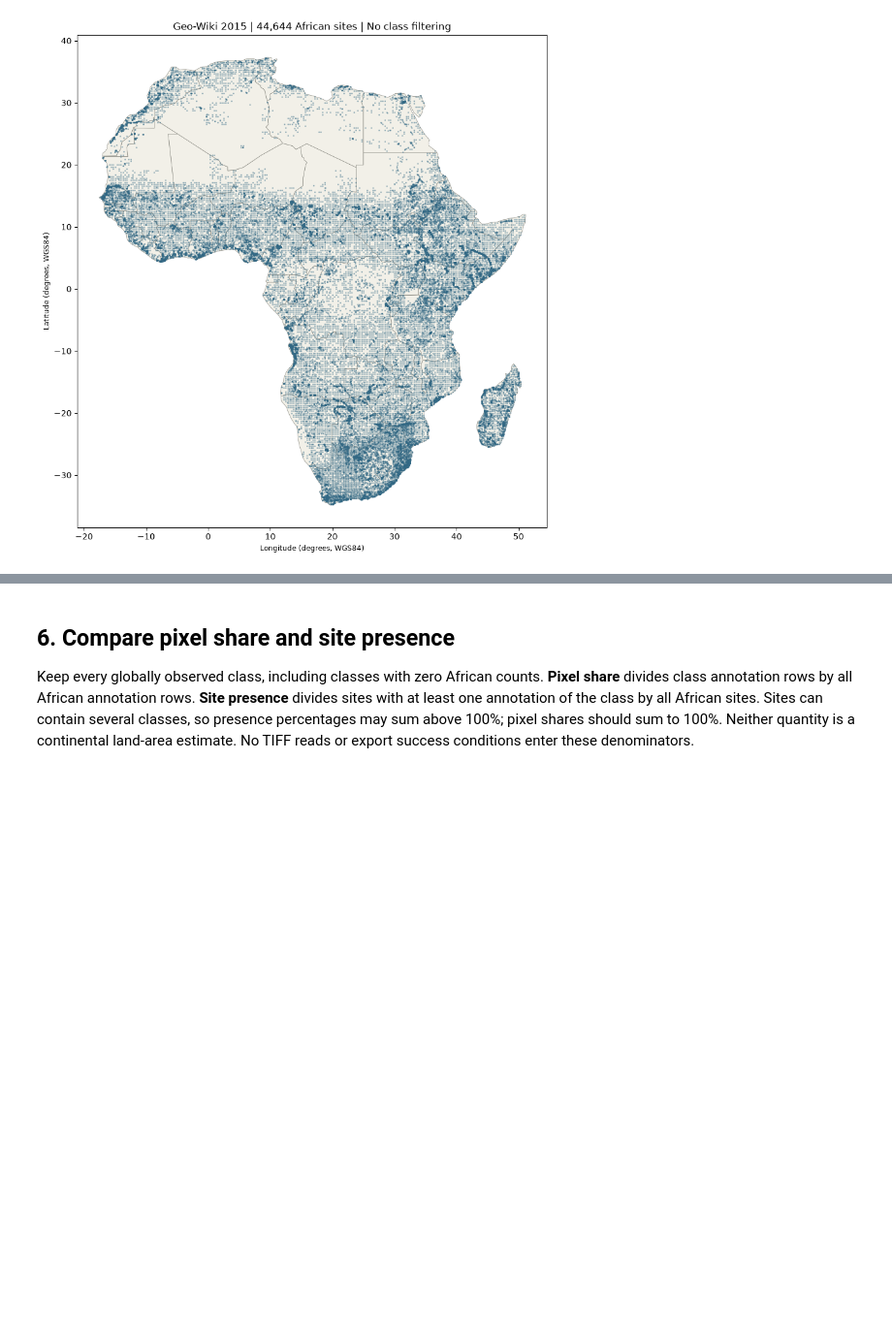
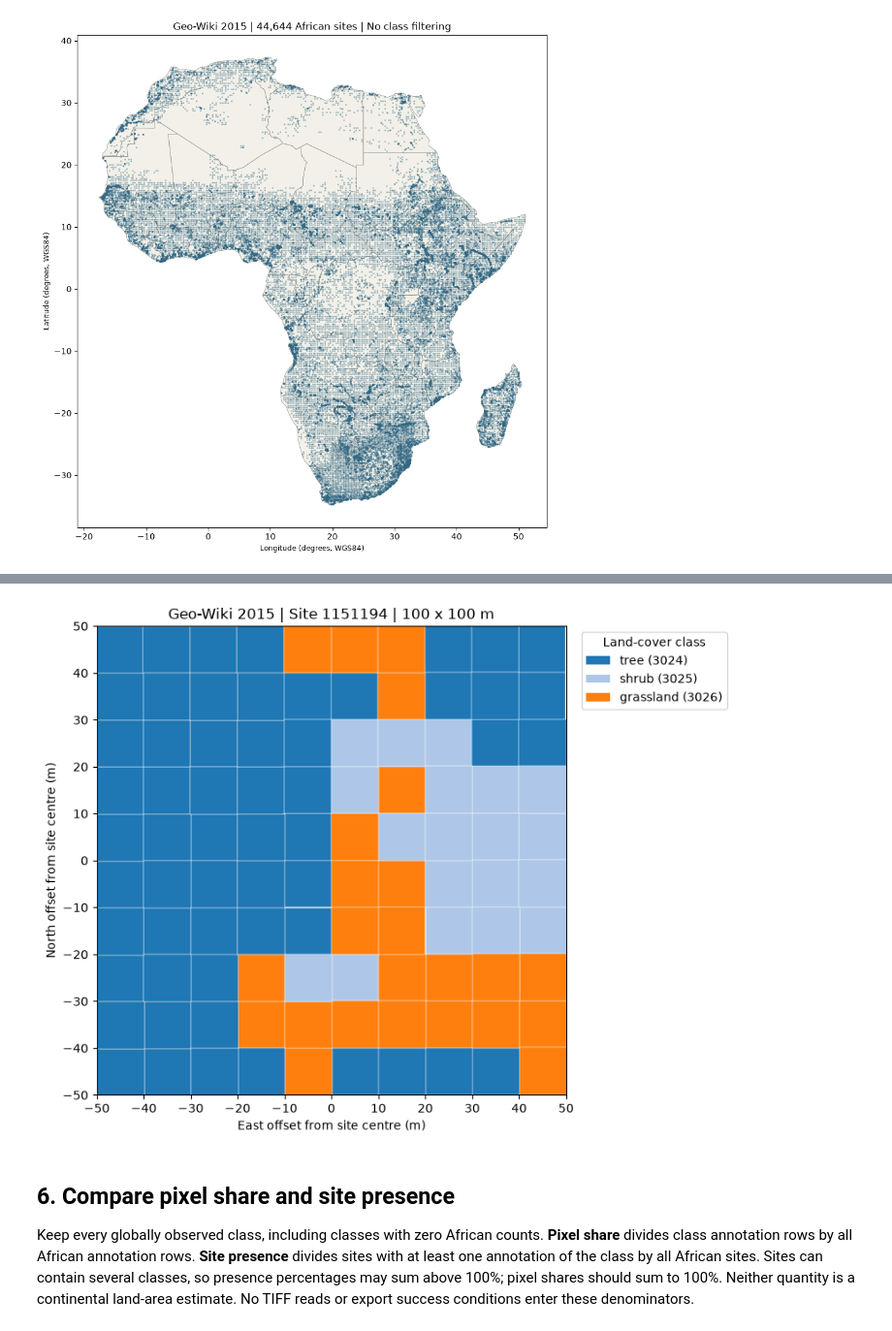
Before and after one commit to TomerP2/tomer_peled_mgi_thesis, a Jupyter notebook: notebooks/geowiki/0.03-tp-geowiki-2015-exploration.ipynb, the cells around one changed output, grey strips where cells are left out. Shown at 97% size. Saved outputs shown, nothing was run; the diff lists cells and outputs as text; code cells hidden in the pictures; blank space fills up the shorter version.

```diff
--- a/notebooks/geowiki/0.03-tp-geowiki-2015-exploration.ipynb
+++ b/notebooks/geowiki/0.03-tp-geowiki-2015-exploration.ipynb
@@ -276,3 +324,33 @@ plt.show()
+# %%
+class_colors = {
+    class_id: plt.get_cmap("tab20")(index % 20)
+    for index, class_id in enumerate(class_labels.class_id)
+}
+fig, ax = plt.subplots(figsize=(8, 7), layout="constrained")
+patches = [Rectangle((point.x - 5, point.y - 5), 10, 10)
+           for point in example_points.geometry]
+ax.add_collection(PatchCollection(
+    patches, facecolors=[class_colors[c] for c in example_points.class_id],
+    edgecolors="white", linewidths=0.3,
+))
+present_classes = class_labels.loc[class_labels.class_id.isin(example_points.class_id)]
+ax.legend(
+    handles=[Patch(facecolor=class_colors[row.class_id],
+                   label=f"{row.class_name} ({row.class_id})")
+             for row in present_classes.itertuples()],
+    title="Land-cover class", loc="upper left", bbox_to_anchor=(1.02, 1),
+)
+ax.set(xlim=(-50, 50), ylim=(-50, 50),
+       xlabel="East offset from site centre (m)",
+       ylabel="North offset from site centre (m)",
+       title=f"Geo-Wiki 2015 | Site {example_id} | 100 x 100 m")
+ax.set_aspect("equal")
+ax.set_xticks(range(-50, 51, 10))
+ax.set_yticks(range(-50, 51, 10))
+fig.savefig(figure_dir / "random_site.png", dpi=150, bbox_inches="tight")
+plt.show()
+# %% [output]
+[figure, added]
 # %% [markdown]
 ## 6. Compare pixel share and site presence
 
```
Also changed, not shown: parts of 8 cells of this notebook, 5 other files.
